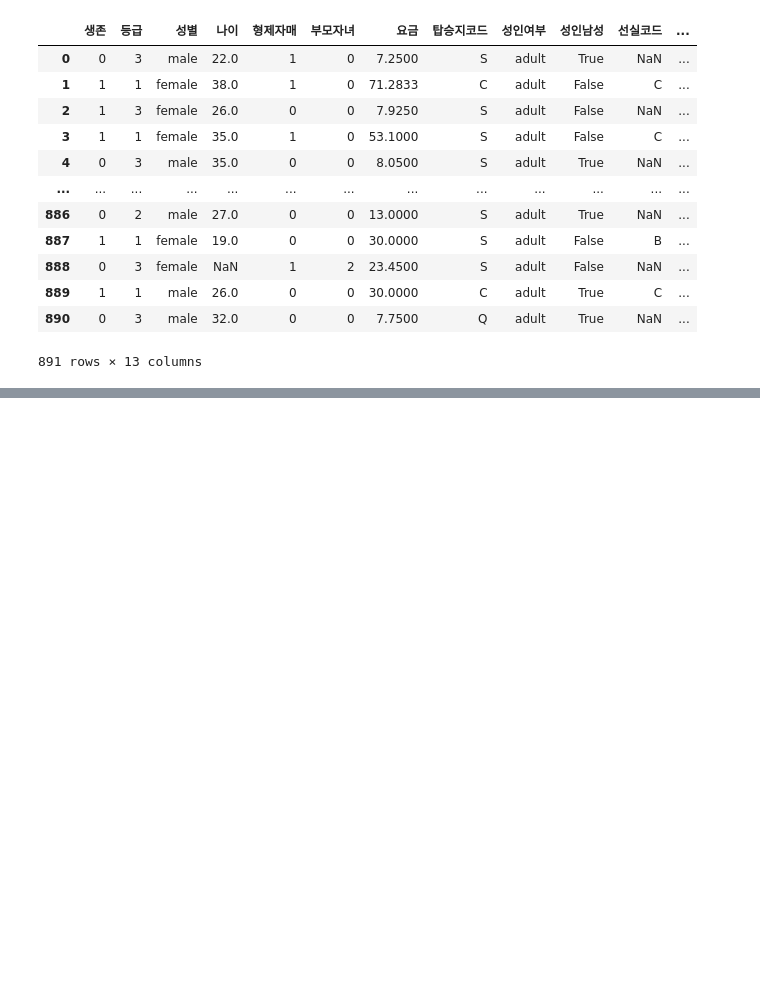
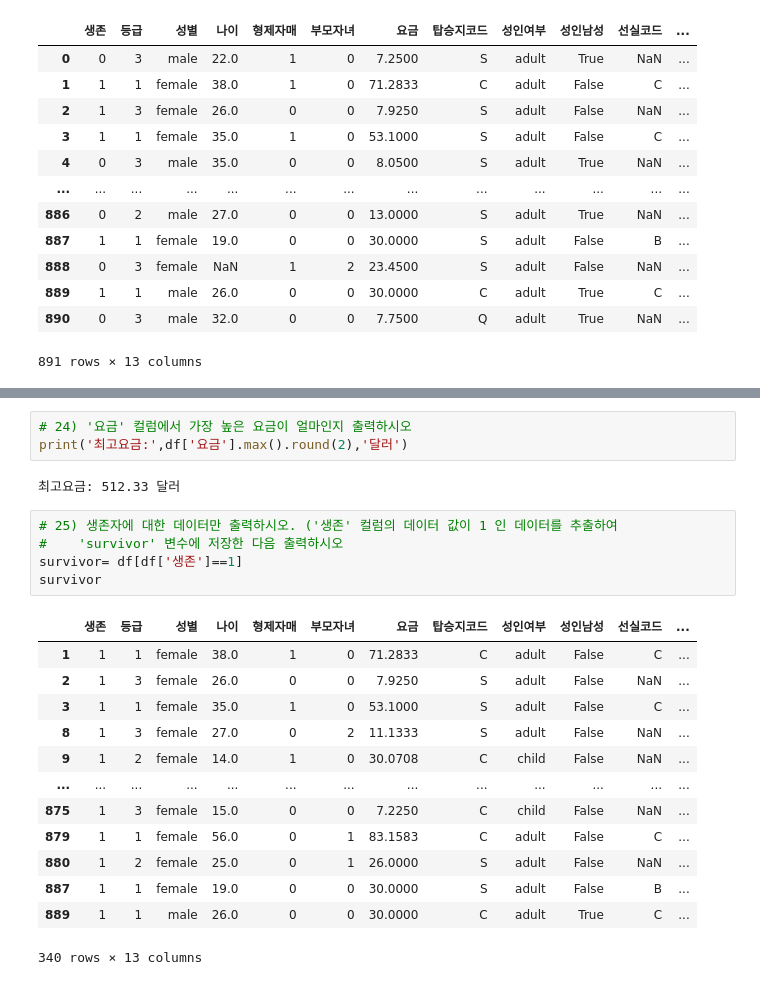
Before and after one commit to Jack-the-Ace/Python2, a Jupyter notebook: 04_DataAnalysis/02_pandas/TITANIC.ipynb, the cells around one changed output, grey strips where cells are left out. Cells and saved outputs as stored; diff of their text form; blank space fills up the shorter version.

```diff
--- a/04_DataAnalysis/02_pandas/TITANIC.ipynb
+++ b/04_DataAnalysis/02_pandas/TITANIC.ipynb
@@ -208,0 +251,24 @@ df['탑승지코드'].isna() & df['탑승지명'].isna()
+# %%
+# 24) '요금' 컬럼에서 가장 높은 요금이 얼마인지 출력하시오
+print('최고요금:',df['요금'].max().round(2),'달러')
+# %% [output]
+최고요금: 512.33 달러
+# %%
+# 25) 생존자에 대한 데이터만 출력하시오. ('생존' 컬럼의 데이터 값이 1 인 데이터를 추출하여
+#    'survivor' 변수에 저장한 다음 출력하시오
+survivor= df[df['생존']==1]
+survivor
+# %% [output]
+|  | 생존 | 등급 | 성별 | 나이 | 형제자매 | 부모자녀 | 요금 | 탑승지코드 | 성인여부 | 성인남성 | 선실코드 | ... |
+| 1 | 1 | 1 | female | 38.0 | 1 | 0 | 71.2833 | C | adult | False | C | ... |
+| 2 | 1 | 3 | female | 26.0 | 0 | 0 | 7.9250 | S | adult | False | NaN | ... |
+| 3 | 1 | 1 | female | 35.0 | 1 | 0 | 53.1000 | S | adult | False | C | ... |
+| 8 | 1 | 3 | female | 27.0 | 0 | 2 | 11.1333 | S | adult | False | NaN | ... |
+| 9 | 1 | 2 | female | 14.0 | 1 | 0 | 30.0708 | C | child | False | NaN | ... |
+| ... | ... | ... | ... | ... | ... | ... | ... | ... | ... | ... | ... | ... |
+| 875 | 1 | 3 | female | 15.0 | 0 | 0 | 7.2250 | C | child | False | NaN | ... |
+| 879 | 1 | 1 | female | 56.0 | 0 | 1 | 83.1583 | C | adult | False | C | ... |
+| 880 | 1 | 2 | female | 25.0 | 0 | 1 | 26.0000 | S | adult | False | NaN | ... |
+| 887 | 1 | 1 | female | 19.0 | 0 | 0 | 30.0000 | S | adult | False | B | ... |
+| 889 | 1 | 1 | male | 26.0 | 0 | 0 | 30.0000 | C | adult | True | C | ... |
+340 rows × 13 columns
```
Also changed, not shown: parts of 16 cells of this notebook, 1 other file.
